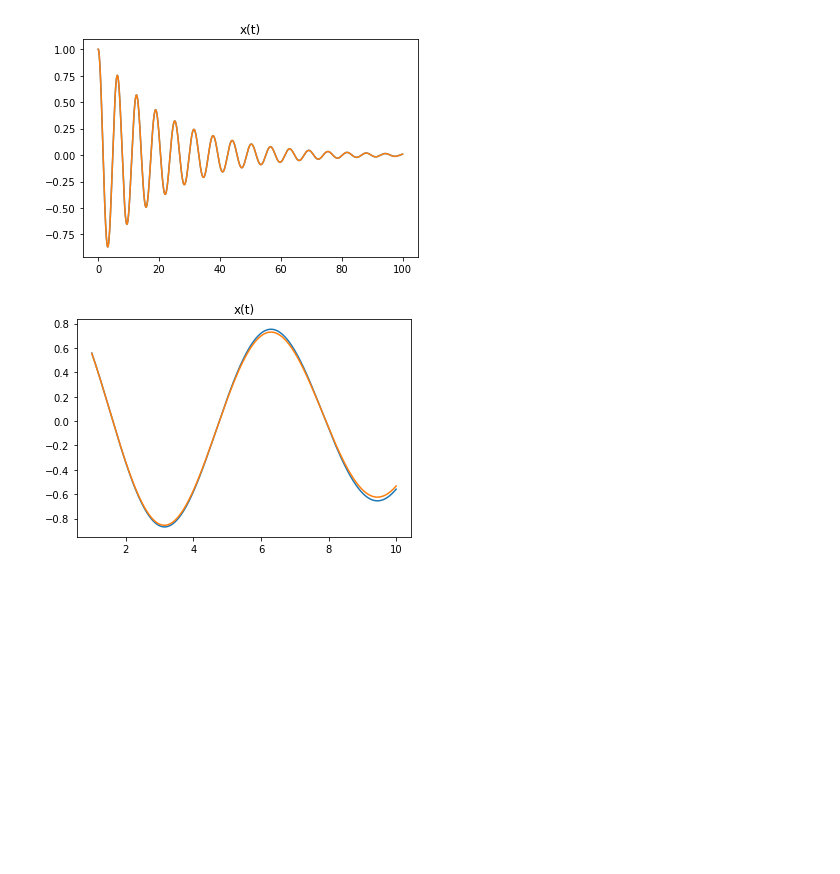
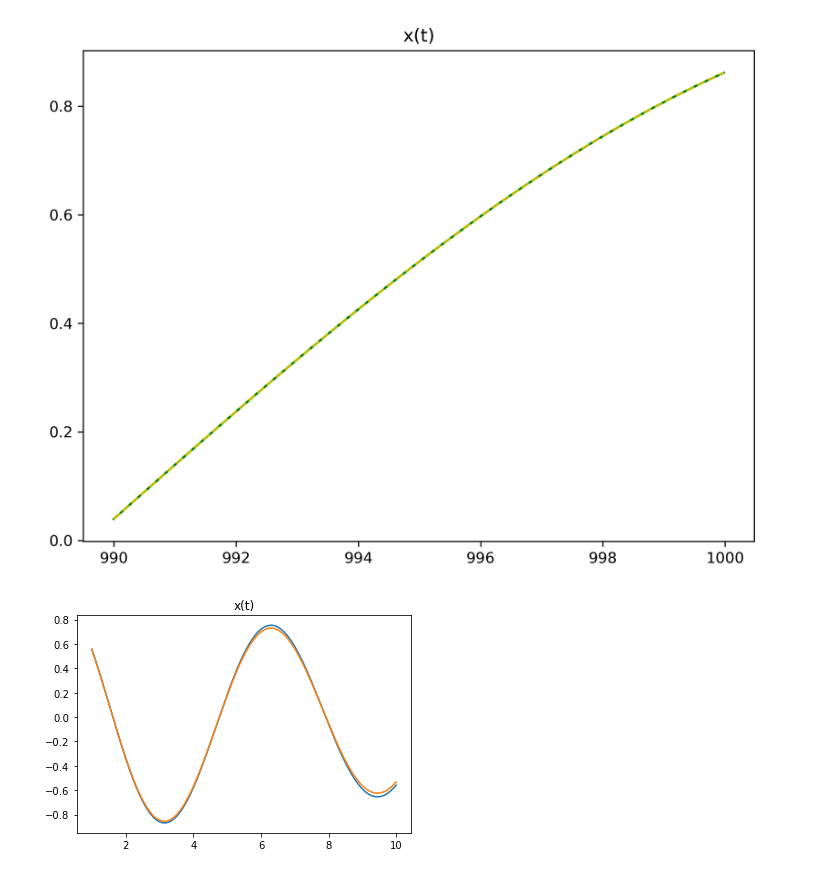
Before and after one commit to korliakov/physmod, a Jupyter notebook: hw_6/analysis.ipynb, the cells around one changed output. Drawn from its saved outputs; the diff is of its cells as text; code cells hidden in the pictures; blank space fills up the shorter version.

```diff
--- a/hw_6/analysis.ipynb
+++ b/hw_6/analysis.ipynb
@@ -3,6 +3,7 @@ import numpy as np
 
 data1 = np.loadtxt("numbers1.txt").T
 data2 = np.loadtxt("numbers2.txt").T
+data3 = np.loadtxt("numbers3.txt").T
 
 x1 = data1[0]
 v1 = data1[1]
@@ -12,15 +13,26 @@ t1 = data1[2]
 x2 = data2[0]
 v2 = data2[1]
 t2 = data2[2]
+
+x3 = data3[0]
+v3 = data3[1]
+t3 = data3[2]
-# %%
-import matplotlib.pyplot as plt
-
-plt.title("x(t)")
-plt.plot(t1, x1)
-plt.plot(t2, x1)
-plt.show()
-# %% [output]
-[figure, removed]
+# %%
+import matplotlib.pyplot as plt
+
+
+
+plt.figure(figsize=(8, 6), dpi=300)
+
+plt.title("x(t)")
+
+# plt.plot(t1[99000:99999], x1[99000:99999], color = 'red') #euler
+# plt.plot(t2[99000:99999], x2[99000:99999], color = 'blue', linestyle = '-') #Heun
+plt.plot(t3[99000:99999], x3[99000:99999], color = 'green') #rk
+plt.plot(t3[99000:99999], np.cos(0.1*t3[99000:99999]), color = 'y', linestyle = '--') #theor
+plt.show()
+# %% [output]
+[figure, added]
 # %%
 import matplotlib.pyplot as plt
 
```
Also changed, not shown: 1 other file.
